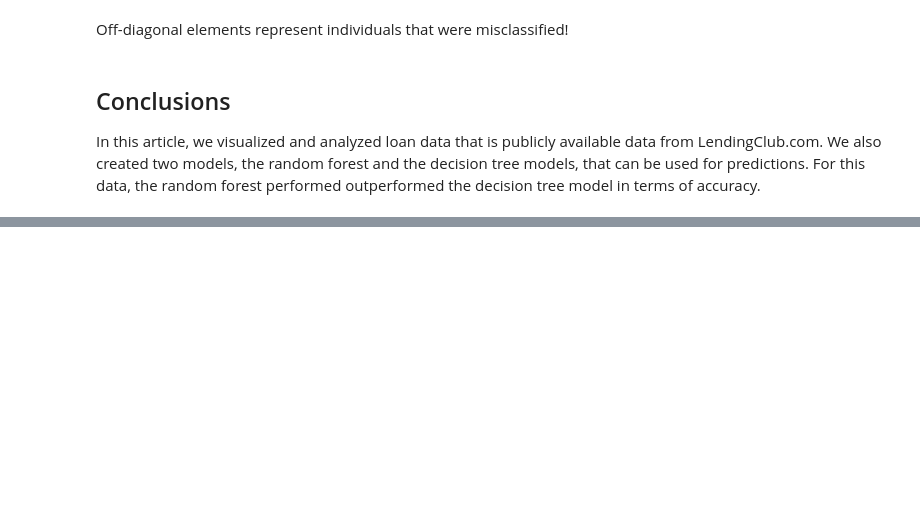
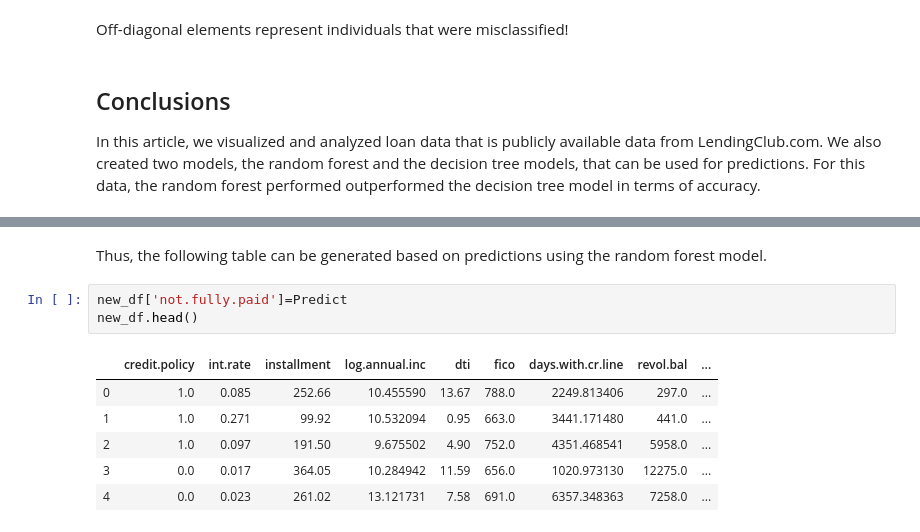
Before and after one commit to HatefDastour/Portfolio, a Jupyter notebook: decision_trees/Lending_Data_Modeling_using_Decision_Trees_and_Random_Forests.ipynb, the cells around one changed output, grey strips where cells are left out. Drawn from its saved outputs; the diff is of its cells as text; blank space fills up the shorter version.

```diff
--- a/decision_trees/Lending_Data_Modeling_using_Decision_Trees_and_Random_Forests.ipynb
+++ b/decision_trees/Lending_Data_Modeling_using_Decision_Trees_and_Random_Forests.ipynb
@@ -207,0 +233,12 @@ In this article, we visualized and analyzed loan data that is publicly available
+# %% [markdown]
+Thus, the following table can be generated based on predictions using the random forest model.
+# %%
+new_df['not.fully.paid']=Predict
+new_df.head()
+# %% [output]
+|  | credit.policy | int.rate | installment | log.annual.inc | dti | fico | days.with.cr.line | revol.bal | ... |
+| 0 | 1.0 | 0.085 | 252.66 | 10.455590 | 13.67 | 788.0 | 2249.813406 | 297.0 | ... |
+| 1 | 1.0 | 0.271 | 99.92 | 10.532094 | 0.95 | 663.0 | 3441.171480 | 441.0 | ... |
+| 2 | 1.0 | 0.097 | 191.50 | 9.675502 | 4.90 | 752.0 | 4351.468541 | 5958.0 | ... |
+| 3 | 0.0 | 0.017 | 364.05 | 10.284942 | 11.59 | 656.0 | 1020.973130 | 12275.0 | ... |
+| 4 | 0.0 | 0.023 | 261.02 | 13.121731 | 7.58 | 691.0 | 6357.348363 | 7258.0 | ... |
```
Also changed, not shown: parts of 9 cells of this notebook.
